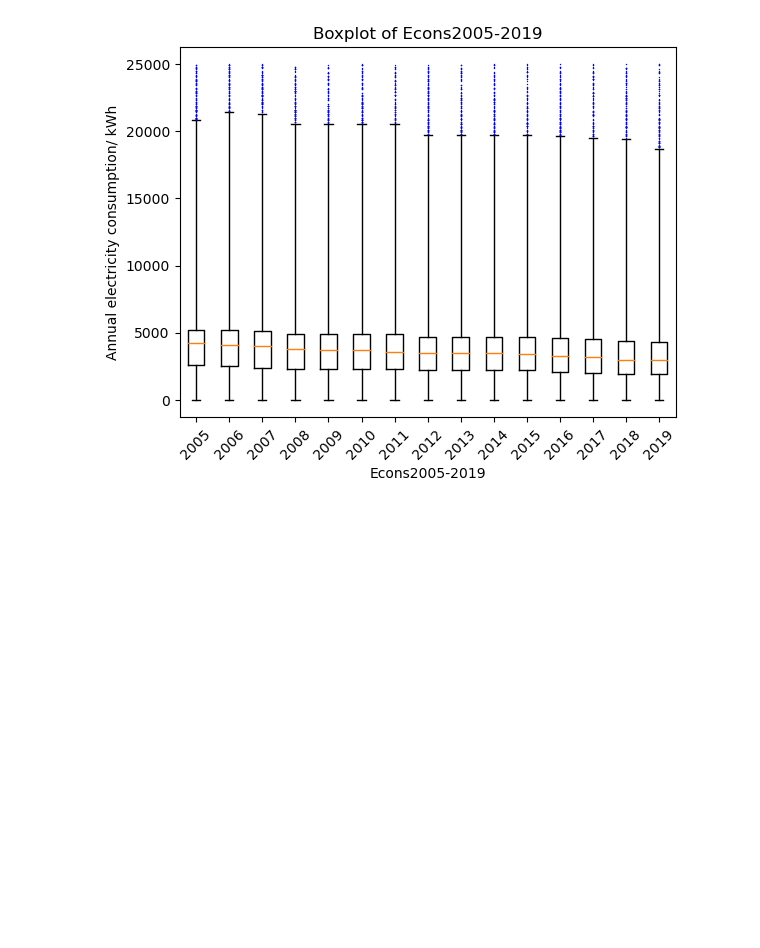
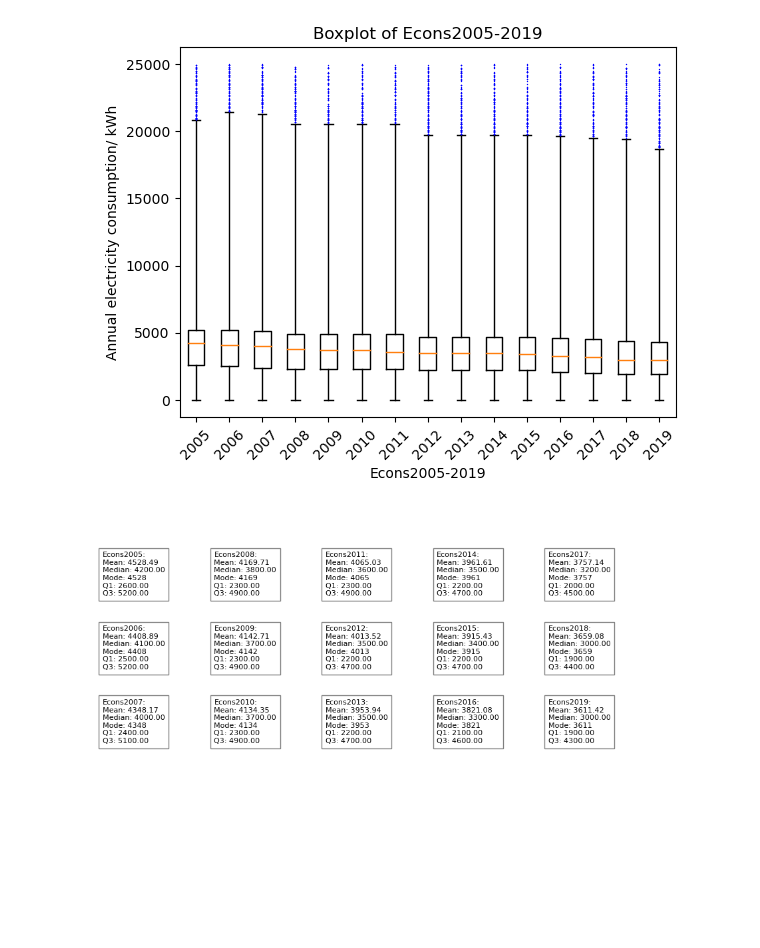
Before and after one commit to gordenleee/QM_Group_Work, a Jupyter notebook: Summary statistics of key fields/dependent variable summary statistics of key fields .ipynb, the cells around one changed output. Drawn from its saved outputs; the diff is of its cells as text; code cells hidden in the pictures; blank space fills up the shorter version.

```diff
--- a/Summary statistics of key fields/dependent variable summary statistics of key fields .ipynb
+++ b/Summary statistics of key fields/dependent variable summary statistics of key fields .ipynb
@@ -82,3 +117,37 @@ plt.xticks(rotation=45)
 plt.show()
 # %% [output]
 [figure]
+# %%
+
+# Set the figure size to accommodate three columns
+plt.figure(figsize=(12, 8))
+
+# Calculate and display statistics for each year
+for i, year in enumerate(columns_to_plotE):
+    statistics_textE = (
+        f"{year}:\n"
+        f"Mean: {np.mean(data[year]):.2f}\n"
+        f"Median: {np.median(data[year]):.2f}\n"
+        f"Mode: {int(np.argmax(np.bincount(data[year].astype(int))))}\n"
+        f"Q1: {np.percentile(data[year], 25):.2f}\n"
+        f"Q3: {np.percentile(data[year], 75):.2f}"
+    )
+
+    # Calculate the position for each year
+    row = i % 3
+    col = i // 3
+
+    # Adjust the position parameters to reduce spacing
+    plt.text( 0.18 * col, 0.8 - 0.18 * row, statistics_textE, transform=plt.gca().transAxes, bbox=dict(facecolor='white', alpha=0.5), fontsize=8)
+
+# Remove x and y axis labels
+plt.xticks([])
+plt.yticks([])
+
+# Remove the outer box
+plt.axis('off')
+
+# Show the plot
+plt.show()
+# %% [output]
+[figure, added]
```
Also changed, not shown: parts of 2 cells of this notebook.
